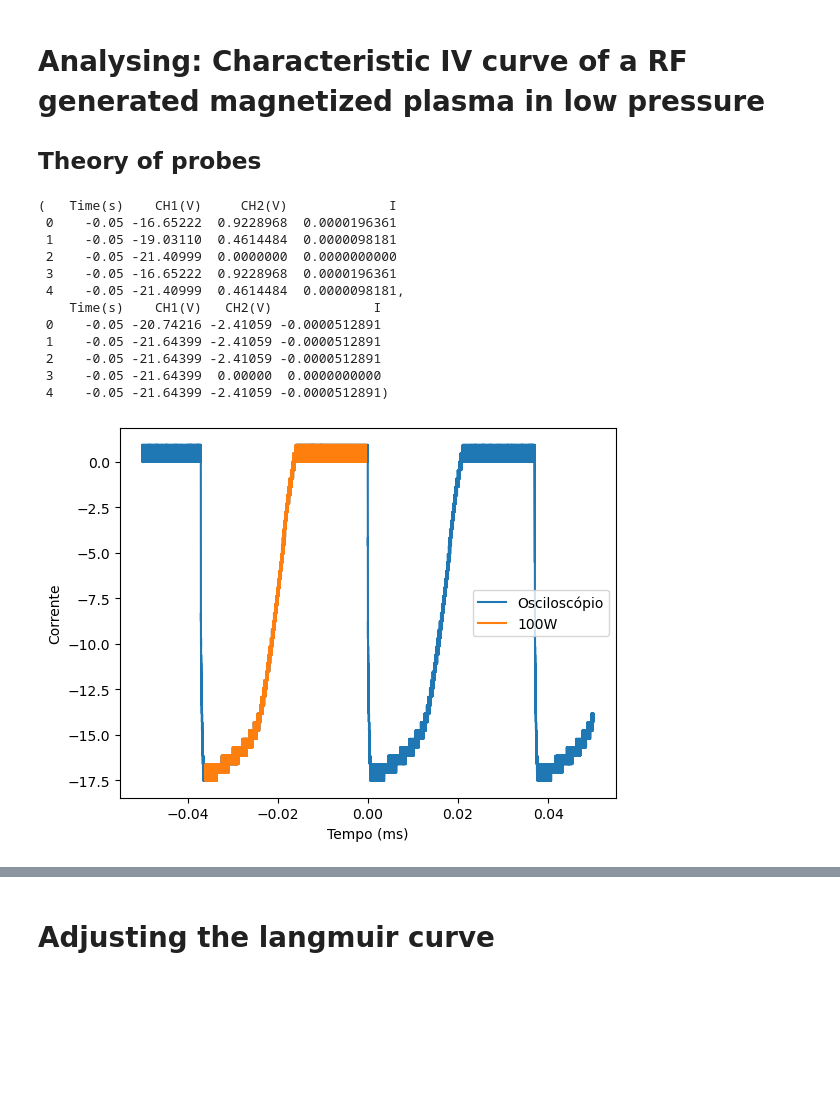
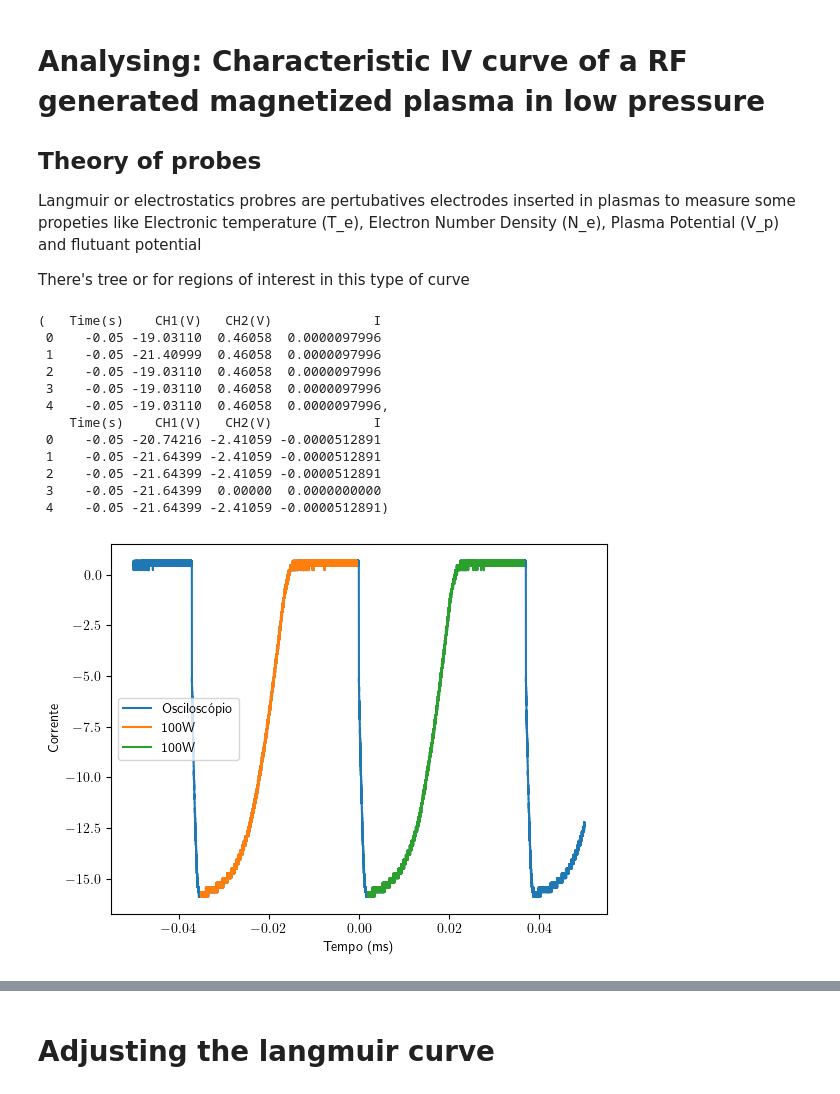
Before and after one commit to UGB250/masters-experiment-data-analysis, a Jupyter notebook: Notebooks/langmuir_probe_experiment.ipynb, the cells around one changed output, grey strips where cells are left out. Drawn from its saved outputs; the diff is of its cells as text; code cells hidden in the pictures; blank space fills up the shorter version.

```diff
--- a/Notebooks/langmuir_probe_experiment.ipynb
+++ b/Notebooks/langmuir_probe_experiment.ipynb
@@ -2,34 +2,37 @@
 # Analysing: Characteristic IV curve of a RF generated magnetized plasma in low pressure
 
 ## Theory of probes
+
+Langmuir or electrostatics probres are pertubatives electrodes inserted in plasmas to measure some propeties like Electronic temperature (T_e), Electron Number Density (N_e), Plasma Potential (V_p) and flutuant potential
+
+
+There's tree or for regions of interest in this type of curve
 # %%
 import numpy as np
 import pandas as pd
 import matplotlib.pyplot as plt
-from scipy.interpolate import UnivariateSpline
 import scipy as sp
 
 pd.set_option('display.precision', 10)
+plt.rcParams["text.usetex"] = True
 # %%
 ### IMPORT DOS DATA FRAMES
-df_ref = pd.read_csv(r"C:\Users\Sinesio-PC\Desktop\28.06\ref9.csv",dtype = "float64")
-#df_data = pd.read_csv(r"C:\Users\Sinesio-PC\Desktop\28.06\amp\10dbm2.csv", dtype = "float64") ### 44 W
-#df_data = pd.read_csv(r"C:\Users\Sinesio-PC\Desktop\28.06\pressao\5sccm3.csv", dtype = "float64") ### Gas change
-df_data = pd.read_csv(r"C:\Users\Sinesio-PC\Desktop\28.06\cmpom\1886a0.csv", dtype = "float64") ### With Magnetic Field
-#df_data = pd.read_csv(r"C:\Users\Sinesio-PC\Desktop\28.06\sfitro\sf0.csv", dtype = "float64") ### Without filtering
-### Convertendo a corrente R = 47K
+df_ref = pd.read_csv(r"C:\Users\Sinesio-PC\Desktop\28.06\ref9.csv",dtype = "float64") ### Referência de corrente
+df_data = pd.read_csv(r"C:\Users\Sinesio-PC\Desktop\Wenner\William\Experimento\09.09\pot\1w0.csv", dtype = "float64") ###
+
+### Analisando primeira medida
 df_ref["I"] = df_ref["CH2(V)"]/47e3
 df_data["I"] = df_data["CH2(V)"]/47e3
 # Mostrando os dataframes
 
 df_data.head(),df_ref.head()
 # %% [output]
-(   Time(s)    CH1(V)     CH2(V)             I
- 0    -0.05 -16.65222  0.9228968  0.0000196361
- 1    -0.05 -19.03110  0.4614484  0.0000098181
- 2    -0.05 -21.40999  0.0000000  0.0000000000
- 3    -0.05 -16.65222  0.9228968  0.0000196361
- 4    -0.05 -21.40999  0.4614484  0.0000098181,
+(   Time(s)    CH1(V)   CH2(V)             I
+ 0    -0.05 -19.03110  0.46058  0.0000097996
+ 1    -0.05 -21.40999  0.46058  0.0000097996
+ 2    -0.05 -19.03110  0.46058  0.0000097996
+ 3    -0.05 -19.03110  0.46058  0.0000097996
+ 4    -0.05 -19.03110  0.46058  0.0000097996,
     Time(s)    CH1(V)   CH2(V)             I
  0    -0.05 -20.74216 -2.41059 -0.0000512891
  1    -0.05 -21.64399 -2.41059 -0.0000512891
@@ -38,14 +41,15 @@ df_data.head(),df_ref.head()
  4    -0.05 -21.64399 -2.41059 -0.0000512891)
 # %%
 ## Selecionando intervalo de medida.
-df_curve_ref = df_ref.iloc[140000:495000]
-df_curve = df_data.iloc[140000:495000]
+df_curve_data = df_data.iloc[150000:495000]
+df_curve_data2 = df_data.iloc[520000:865000]
 ## Visualização do osciloscópio (V x T)
 plt.plot(df_data["Time(s)"],df_data["CH2(V)"], label = "Osciloscópio")
-plt.plot(df_curve["Time(s)"],df_curve["CH2(V)"], label = "100W")
+plt.plot(df_curve_data["Time(s)"],df_curve_data["CH2(V)"], label = "100W")
+plt.plot(df_curve_data2["Time(s)"],df_curve_data2["CH2(V)"], label = "100W")
 plt.xlabel("Tempo (ms)")
 plt.ylabel("Corrente")
 plt.legend()
 plt.show()
 # %% [output]
-[figure, old version]
+[figure, new version]
```
Also changed, not shown: parts of 30 cells of this notebook.
